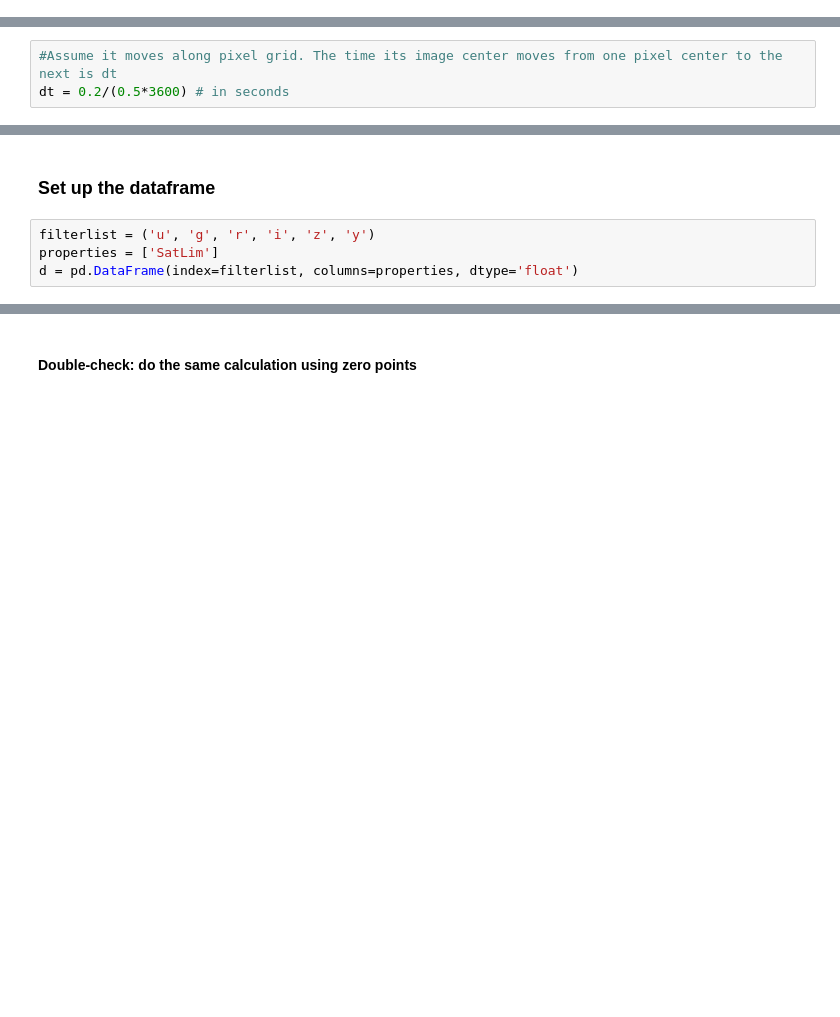
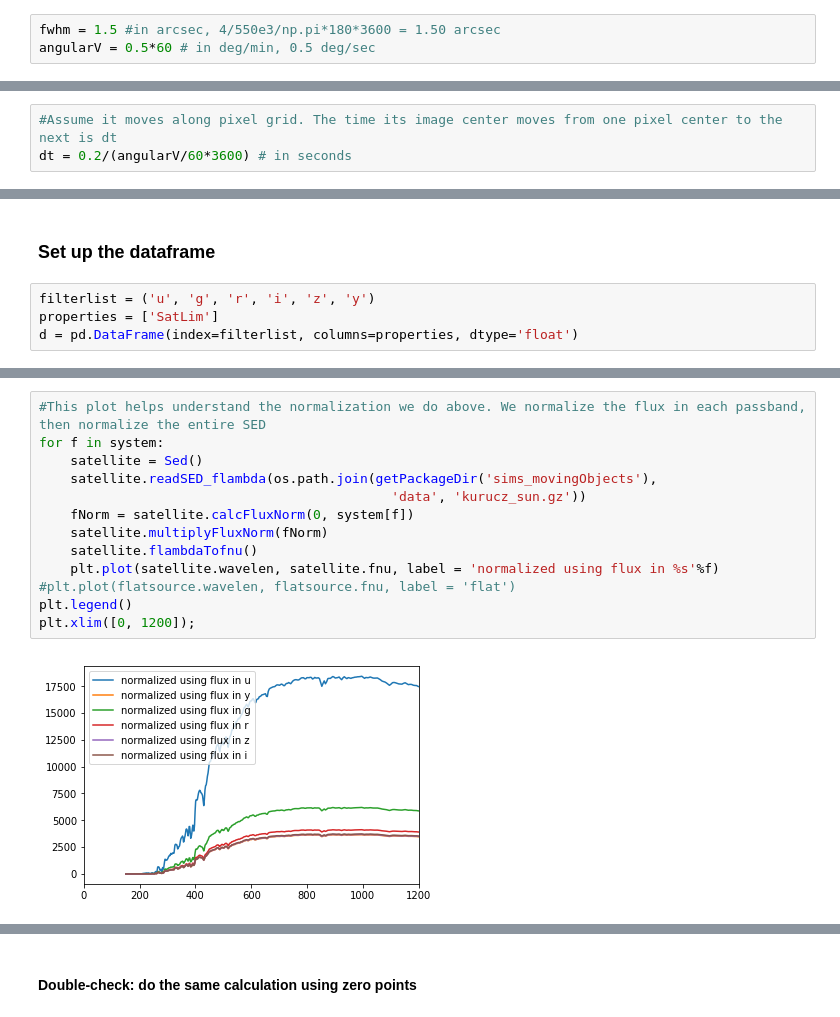
Before and after one commit to bxin/scratchBook, a Jupyter notebook: saturation_limit/saturation_limit_trail.ipynb, the cells around one changed output, grey strips where cells are left out. Saved outputs shown, nothing was run; the diff lists cells and outputs as text; blank space fills up the shorter version.

```diff
--- a/saturation_limit/saturation_limit_trail.ipynb
+++ b/saturation_limit/saturation_limit_trail.ipynb
@@ -3,3 +4,6 @@
+# %%
+fwhm = 1.5 #in arcsec, 4/550e3/np.pi*180*3600 = 1.50 arcsec
+angularV = 0.5*60 # in deg/min, 0.5 deg/sec
 # %%
 from __future__ import print_function
 import numpy as np
@@ -29,6 +27,6 @@ FWHM = 1.50 arcsec
 # %%
 #Assume it moves along pixel grid. The time its image center moves from one pixel center to the next is dt
-dt = 0.2/(0.5*3600) # in seconds
+dt = 0.2/(angularV/60*3600) # in seconds
 # %% [markdown]
 #### Approximate it as a source which appears at one pixel center for dt, then disappears from there, and instantly appears at the next pixel center for dt. During each dt, the source deposit a flux profile that is a Gaussian with FWHM of 1.5 arcsec.
 So we are just overlapping Gaussians whose centers are 0.2 arcsec apart. Considering that the FWHM is much larger than pixel size, the top of the Gaussians are pretty flat. So this should be a pretty good approximation.
@@ -123,3 +149,18 @@ for f in system:
+# %%
+#This plot helps understand the normalization we do above. We normalize the flux in each passband, then normalize the entire SED
+for f in system:
+    satellite = Sed()
+    satellite.readSED_flambda(os.path.join(getPackageDir('sims_movingObjects'),
+                                             'data', 'kurucz_sun.gz'))
+    fNorm = satellite.calcFluxNorm(0, system[f])
+    satellite.multiplyFluxNorm(fNorm)
+    satellite.flambdaTofnu()
+    plt.plot(satellite.wavelen, satellite.fnu, label = 'normalized using flux in %s'%f)
+#plt.plot(flatsource.wavelen, flatsource.fnu, label = 'flat')
+plt.legend()
+plt.xlim([0, 1200]);
+# %% [output]
+[figure, added]
 # %%
 d.join(m5)
 # %% [output]
```
Also changed, not shown: parts of 25 cells of this notebook.
